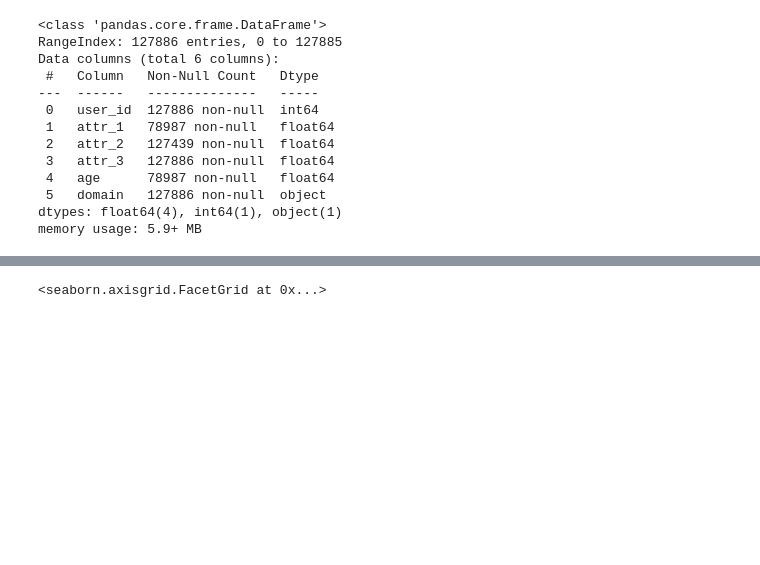
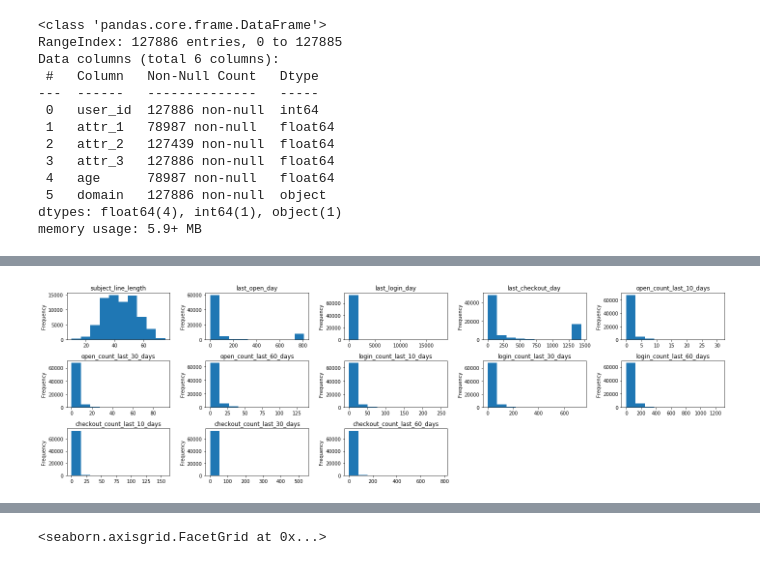
Before and after one commit to TanHaus/Shopee-CodeLeague-2020, a Jupyter notebook: marketing_analytics/explore.ipynb, the cells around one changed output, grey strips where cells are left out. Saved outputs shown, nothing was run; the diff lists cells and outputs as text; code cells hidden in the pictures; blank space fills up the shorter version.

```diff
--- a/marketing_analytics/explore.ipynb
+++ b/marketing_analytics/explore.ipynb
@@ -238,0 +319,10 @@ Length: 47, dtype: datetime64[ns, pytz.FixedOffset(480)]
+# %%
+plt.figure(figsize=(20,6))
+for i, x in enumerate(cont_features):
+    plt.subplot(3, 5, i+1)
+    new_train[x].plot.hist()
+    plt.title(x)
+
+plt.tight_layout()
+# %% [output]
+[figure, added]
```
Also changed, not shown: parts of 52 cells of this notebook.
